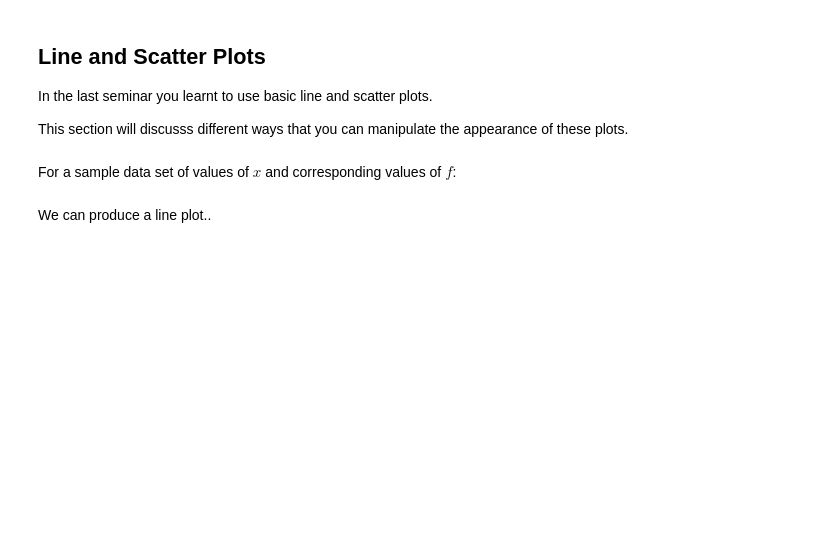
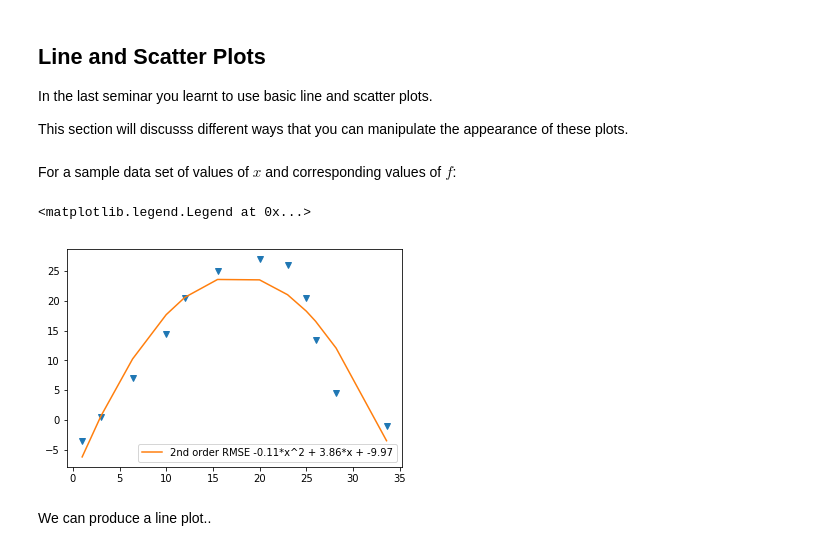
Before and after one commit to Maruja/MariaLopez, a Jupyter notebook: 8_Plotting.ipynb, the cells around one changed output. Drawn from its saved outputs; the diff is of its cells as text; code cells hidden in the pictures; blank space fills up the shorter version.

```diff
--- a/8_Plotting.ipynb
+++ b/8_Plotting.ipynb
@@ -89,9 +89,26 @@ In the last seminar you learnt to use basic line and scatter plots.
 This section will discusss different ways that you can manipulate the appearance of these plots.
 # %% [markdown]
 For a sample data set of values of $x$ and corresponding values of $f$:
-# %%
-x = [-1, 3, 4, 8 , 10]
-f = [-1, -2, 7, 13 , 1]
+# %%
+x = [1, 3.0, 6.4, 10, 12, 15.5, 20, 23, 25, 26, 28.2, 33.6]
+y = [-3.5, 0.5, 7, 14.5, 20.5, 25, 27, 26, 20.5, 13.5, 4.5, -1]
+
+plt.plot(x, y, 'v', linewidth=6);
+c, d, e = np.polyfit(x, y, 2)
+yfit2 = np.poly1d([c, d, e])(x)
+rmse2 = round(np.sqrt(np.sum((yfit2 - y)**2)/ len(y)), 2)
+
+# plot the fitted 2nd order function
+plt.plot(x, yfit2, label= f'2nd order RMSE {round(c,2)}*x^2 + {round(d,2)}*x + {round(e,2)}')
+
+
+# add a legend
+plt.legend(loc='best')
+#x = [-1, 3, 4, 8 , 10]
+#f = [-1, -2, 7, 13 , 1]
+# %% [output]
+<matplotlib.legend.Legend at 0x...>
+[figure, added]
 # %% [markdown]
 We can produce a line plot..
 # %%
```
Also changed, not shown: 23 other files.
